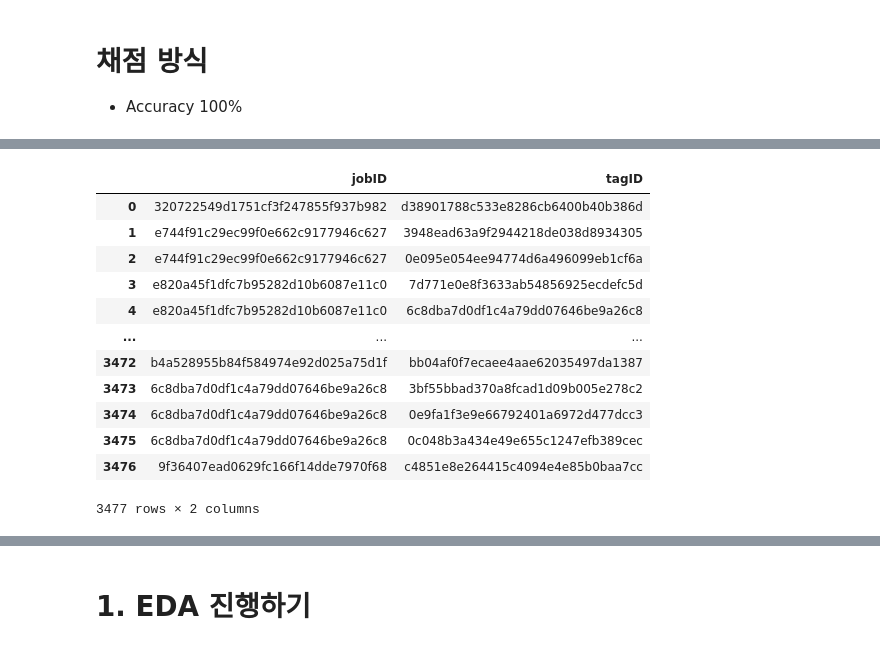
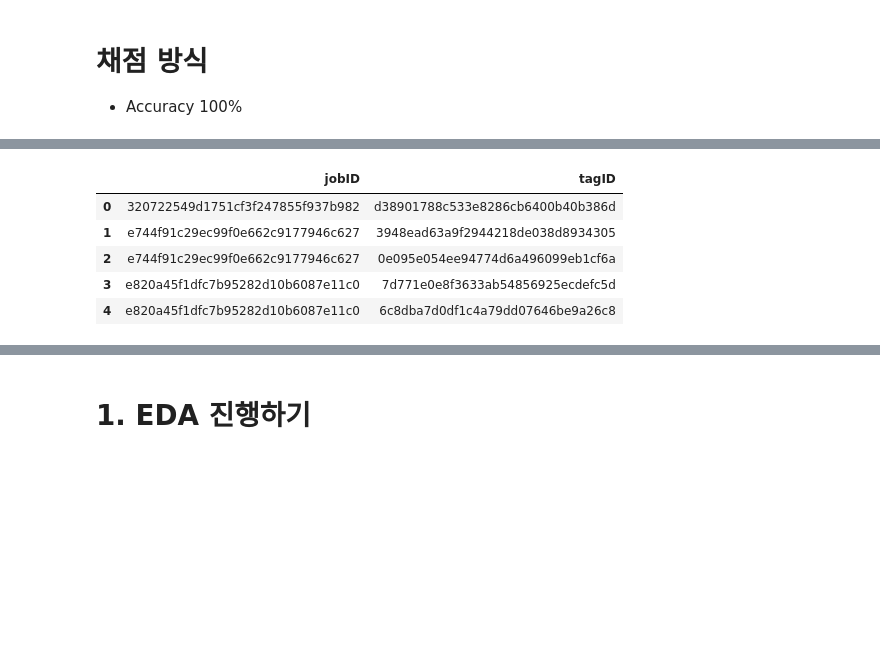
Before and after one commit to RyanKor/dev-match-recommendation, a Jupyter notebook: recommendation_system.ipynb, the cells around one changed output, grey strips where cells are left out. Saved outputs shown, nothing was run; the diff lists cells and outputs as text; code cells hidden in the pictures; blank space fills up the shorter version.

```diff
--- a/recommendation_system.ipynb
+++ b/recommendation_system.ipynb
@@ -161,23 +156,16 @@ train_all
 # %%
 # 3. job_tags 파일 pandas로 읽어들이기
 
 job_tags = pd.read_csv('./job_tags.csv')
 
-job_tags
+job_tags.head()
 # %% [output]
 |  | jobID | tagID |
 | 0 | 320722549d1751cf3f247855f937b982 | d38901788c533e8286cb6400b40b386d |
 | 1 | e744f91c29ec99f0e662c9177946c627 | 3948ead63a9f2944218de038d8934305 |
 | 2 | e744f91c29ec99f0e662c9177946c627 | 0e095e054ee94774d6a496099eb1cf6a |
 | 3 | e820a45f1dfc7b95282d10b6087e11c0 | 7d771e0e8f3633ab54856925ecdefc5d |
 | 4 | e820a45f1dfc7b95282d10b6087e11c0 | 6c8dba7d0df1c4a79dd07646be9a26c8 |
-| ... | ... | ... |
-| 3472 | b4a528955b84f584974e92d025a75d1f | bb04af0f7ecaee4aae62035497da1387 |
-| 3473 | 6c8dba7d0df1c4a79dd07646be9a26c8 | 3bf55bbad370a8fcad1d09b005e278c2 |
-| 3474 | 6c8dba7d0df1c4a79dd07646be9a26c8 | 0e9fa1f3e9e66792401a6972d477dcc3 |
-| 3475 | 6c8dba7d0df1c4a79dd07646be9a26c8 | 0c048b3a434e49e655c1247efb389cec |
-| 3476 | 9f36407ead0629fc166f14dde7970f68 | c4851e8e264415c4094e4e85b0baa7cc |
-3477 rows × 2 columns
 # %%
 # 4. user_tags 파일 pandas로 읽어들이기
 
```
Also changed, not shown: parts of 46 cells of this notebook.
